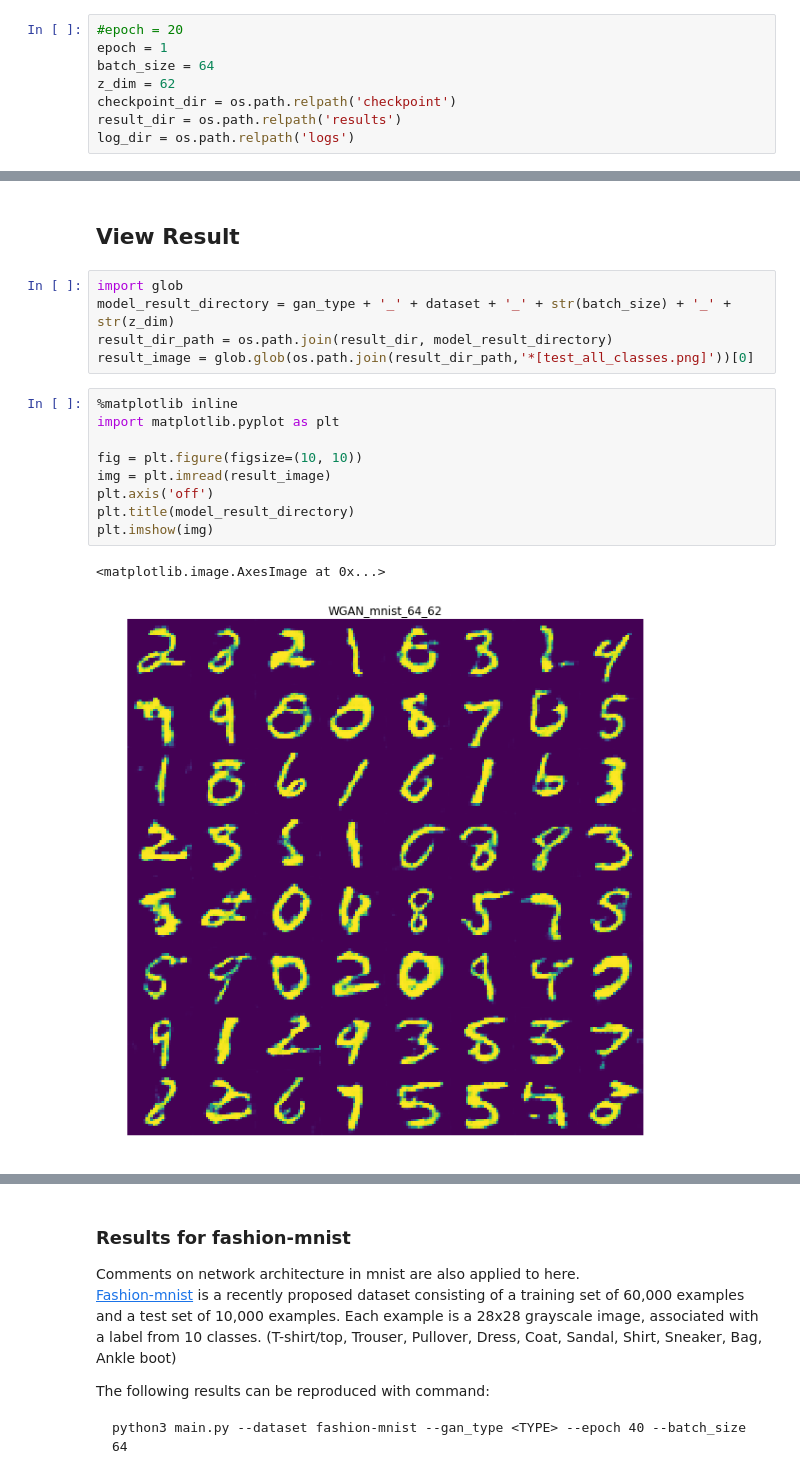
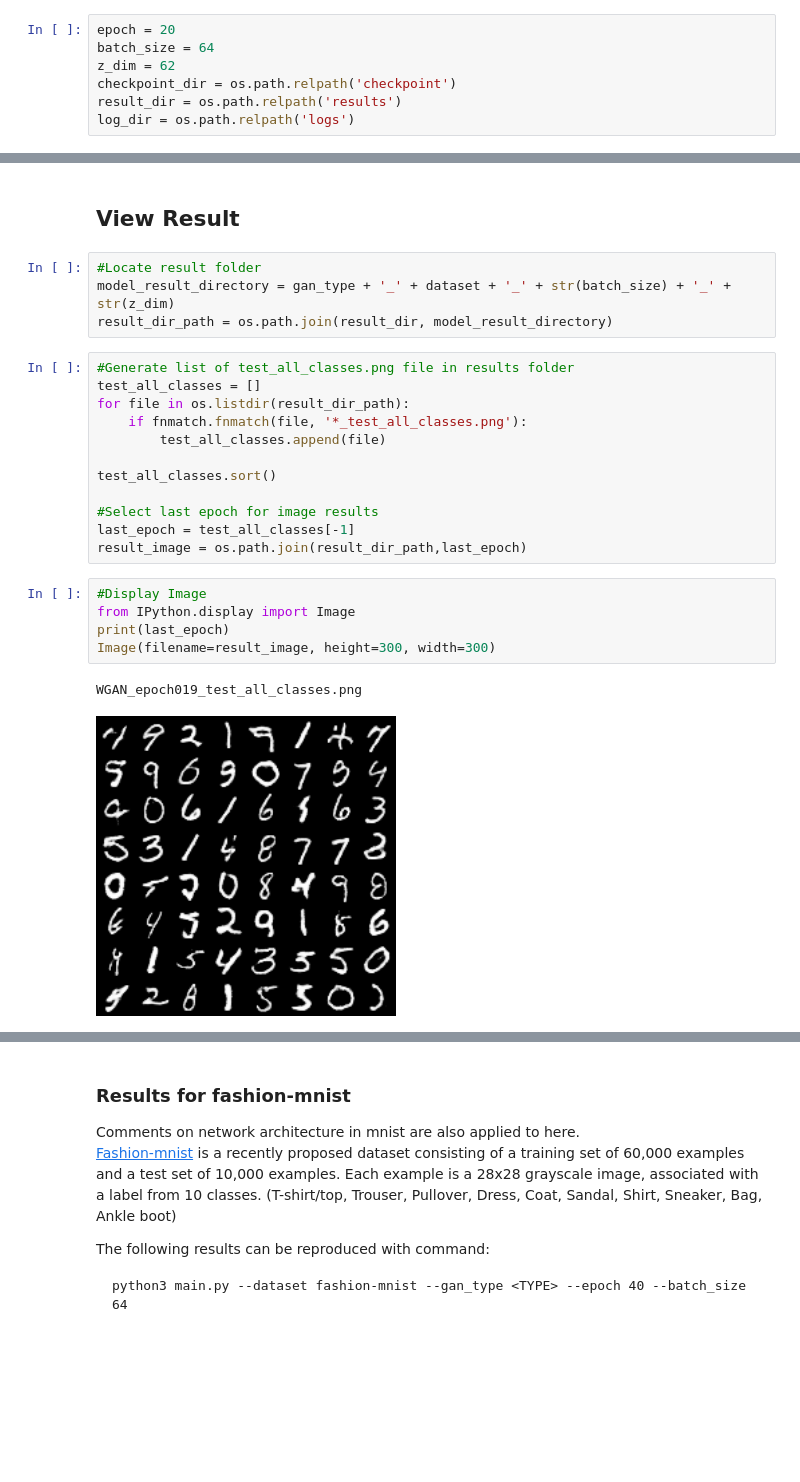
Before and after one commit to IntuitionMachine/tensorflow_projects, a Jupyter notebook: Analytiks_Test/Tensorflow-Generative-Model-Collections/tensorflow-generative-model-collections.ipynb, the cells around one changed output, grey strips where cells are left out. Drawn from its saved outputs; the diff is of its cells as text; blank space fills up the shorter version.

```diff
--- a/Analytiks_Test/Tensorflow-Generative-Model-Collections/tensorflow-generative-model-collections.ipynb
+++ b/Analytiks_Test/Tensorflow-Generative-Model-Collections/tensorflow-generative-model-collections.ipynb
@@ -133,8 +134,7 @@ dataset = 'mnist'
 # %% [markdown]
 ### Select Parameters
 # %%
-#epoch = 20
-epoch = 1
+epoch = 20
 batch_size = 64
 z_dim = 62
 checkpoint_dir = os.path.relpath('checkpoint')
@@ -192,20 +192,27 @@ discriminator/d_bn3/beta:0 (float32_ref 1024) [1024, bytes: 4096]
 # %% [markdown]
 ## View Result
 # %%
-import glob
+#Locate result folder
 model_result_directory = gan_type + '_' + dataset + '_' + str(batch_size) + '_' + str(z_dim)
 result_dir_path = os.path.join(result_dir, model_result_directory)
-result_image = glob.glob(os.path.join(result_dir_path,'*[test_all_classes.png]'))[0]
-# %%
-%matplotlib inline
-import matplotlib.pyplot as plt
-
-fig = plt.figure(figsize=(10, 10))
-img = plt.imread(result_image)
-plt.axis('off')
-plt.title(model_result_directory)
-plt.imshow(img)
-# %% [output]
-<matplotlib.image.AxesImage at 0x...>
-[figure, removed]
+# %%
+#Generate list of test_all_classes.png file in results folder
+test_all_classes = []
+for file in os.listdir(result_dir_path):
+    if fnmatch.fnmatch(file, '*_test_all_classes.png'):
+        test_all_classes.append(file)
+
+test_all_classes.sort()
+
+#Select last epoch for image results
+last_epoch = test_all_classes[-1]
+result_image = os.path.join(result_dir_path,last_epoch)
+# %%
+#Display Image
+from IPython.display import Image
+print(last_epoch)
+Image(filename=result_image, height=300, width=300)
+# %% [output]
+WGAN_epoch019_test_all_classes.png
+[figure, added]
 # %% [markdown]
```
Also changed, not shown: parts of 4 cells of this notebook.
